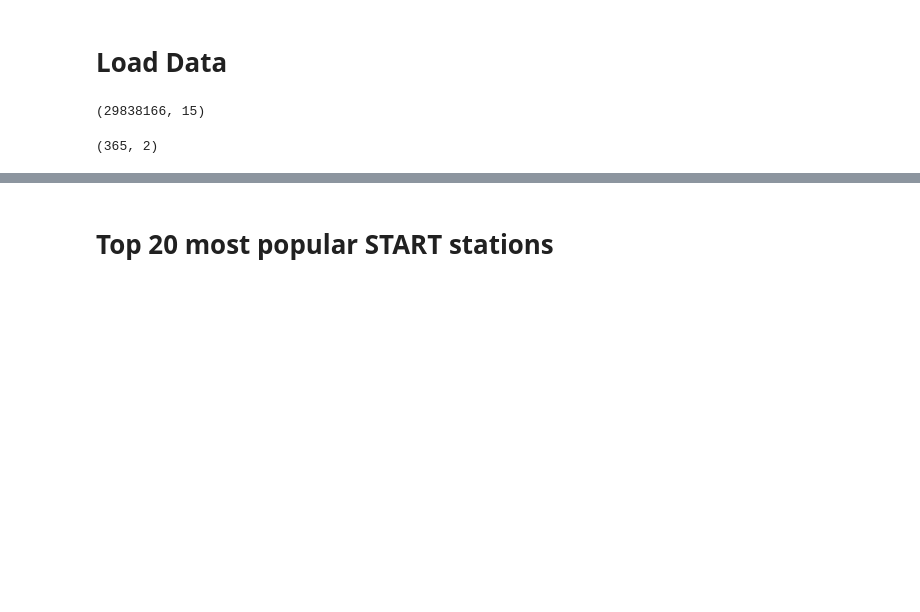
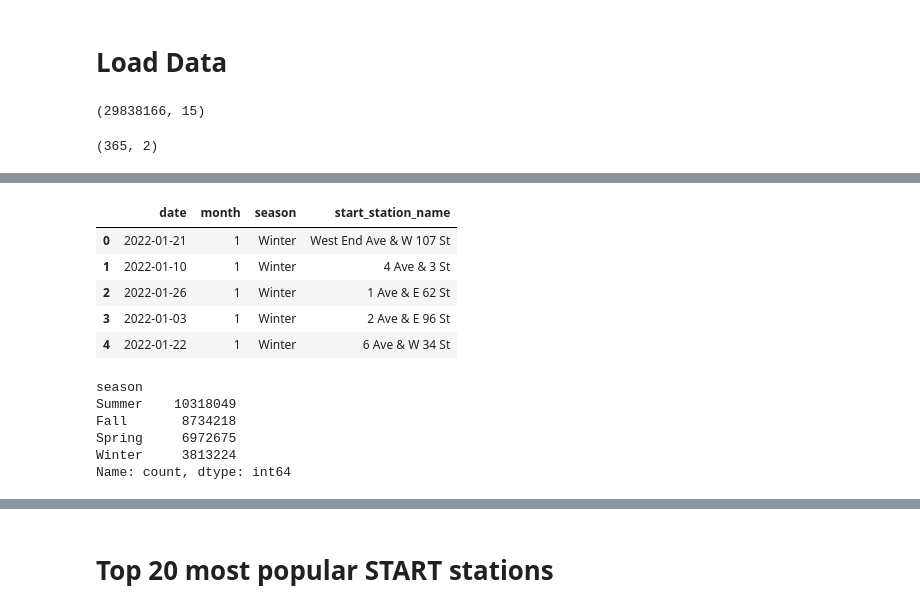
Before and after one commit to stephenhelvig/citibike-strategy-dashboard, a Jupyter notebook: notebooks/8.6 Creating Dashboards with Python.ipynb, the cells around one changed output, grey strips where cells are left out. Cells and saved outputs as stored; diff of their text form; code cells hidden in the pictures; blank space fills up the shorter version.

```diff
--- a/notebooks/8.6 Creating Dashboards with Python.ipynb
+++ b/notebooks/8.6 Creating Dashboards with Python.ipynb
@@ -41,0 +59,18 @@ daily.shape
+# %%
+df[["date", "month", "season", "start_station_name"]].head()
+# %% [output]
+|  | date | month | season | start_station_name |
+| 0 | 2022-01-21 | 1 | Winter | West End Ave & W 107 St |
+| 1 | 2022-01-10 | 1 | Winter | 4 Ave & 3 St |
+| 2 | 2022-01-26 | 1 | Winter | 1 Ave & E 62 St |
+| 3 | 2022-01-03 | 1 | Winter | 2 Ave & E 96 St |
+| 4 | 2022-01-22 | 1 | Winter | 6 Ave & W 34 St |
+# %%
+df["season"].value_counts()
+# %% [output]
+season
+Summer    10318049
+Fall       8734218
+Spring     6972675
+Winter     3813224
+Name: count, dtype: int64
```
Also changed, not shown: parts of 14 cells of this notebook, 13 other files.
